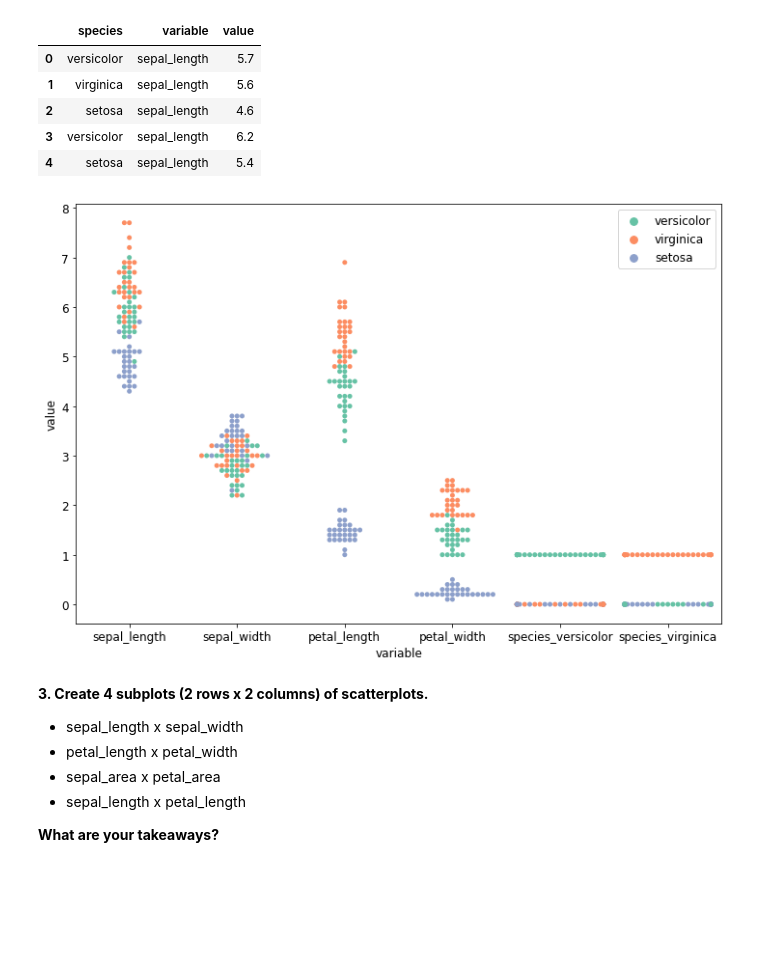
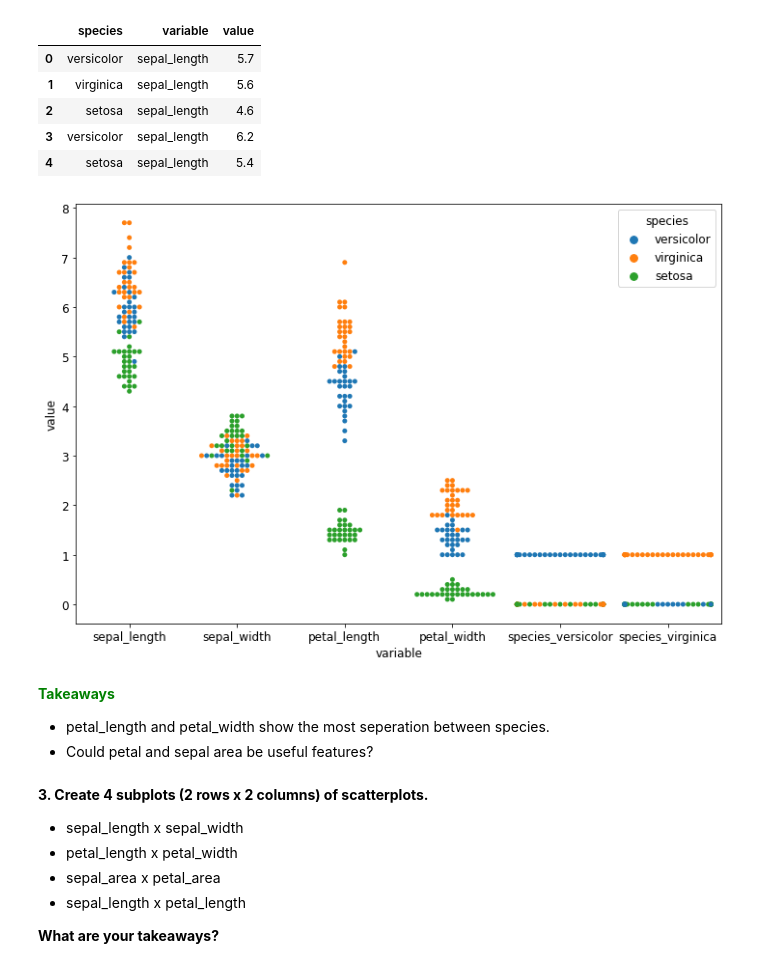
Before and after one commit to barbmarques/classification-exercises, a Jupyter notebook: classification_exercises.ipynb, the cells around one changed output. Saved outputs shown, nothing was run; the diff lists cells and outputs as text; code cells hidden in the pictures; blank space fills up the shorter version.

Commit message:
Revised to include revisions and notes from walkthrough

```diff
--- a/classification_exercises.ipynb
+++ b/classification_exercises.ipynb
@@ -434,12 +448,17 @@ melt.head()
 | 2 | setosa | sepal_length | 4.6 |
 | 3 | versicolor | sepal_length | 6.2 |
 | 4 | setosa | sepal_length | 5.4 |
-# %%
-sns.swarmplot(x="variable", y="value", data=melt, hue="species", palette="Set2")
-plt.legend()
-plt.show()
-# %% [output]
-[figure, removed]
+# %%
+#From Walkthrough:
+# this viz is useful b/c all of our measurements have a similar scale
+sns.swarmplot(data=melt, x='variable', y='value', hue='species')
+plt.show()
+# %% [output]
+[figure, added]
+# %% [markdown]
+<font color = 'green'>**Takeaways**
+- petal_length and petal_width show the most seperation between species.
+- Could petal and sepal area be useful features?
 # %% [markdown]
 **3. Create 4 subplots (2 rows x 2 columns) of scatterplots.**
 
```
Also changed, not shown: parts of 27 cells of this notebook.
